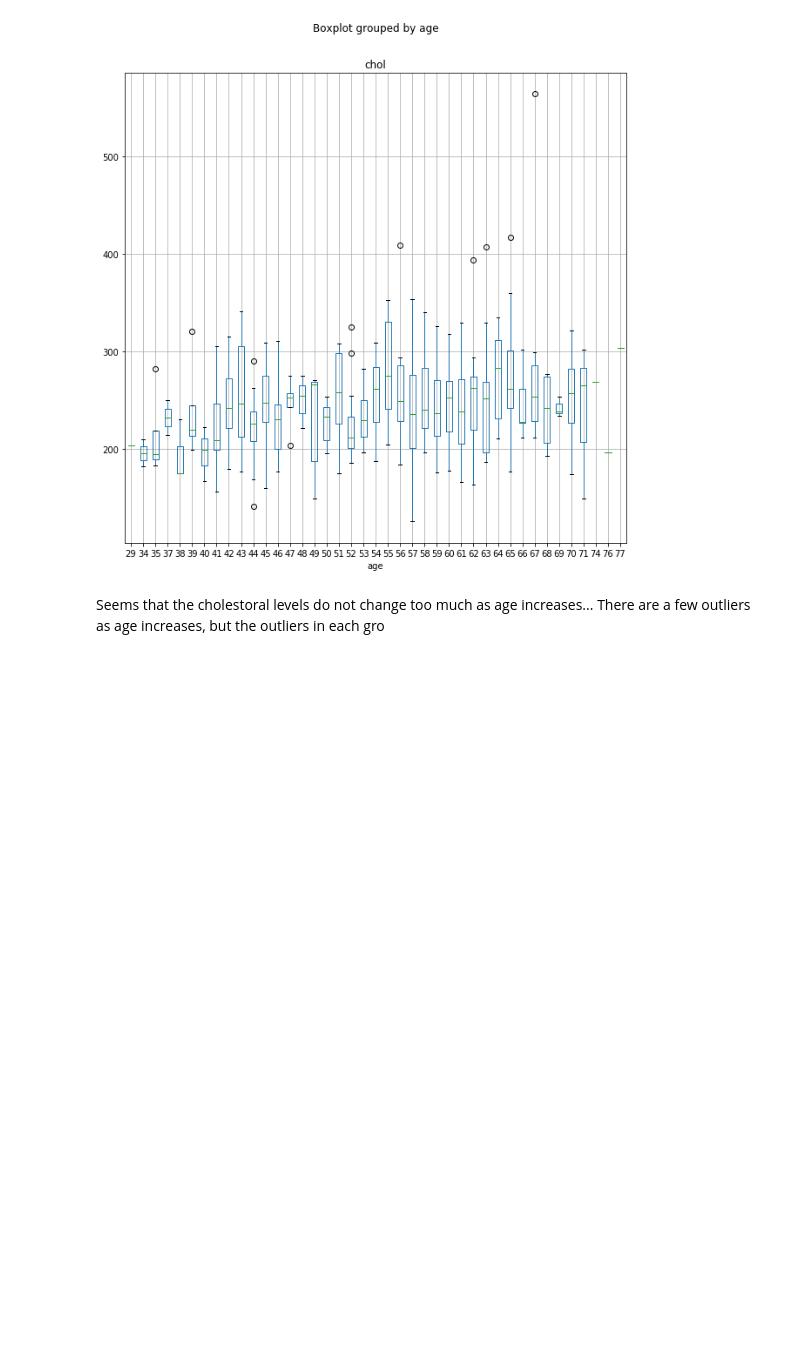
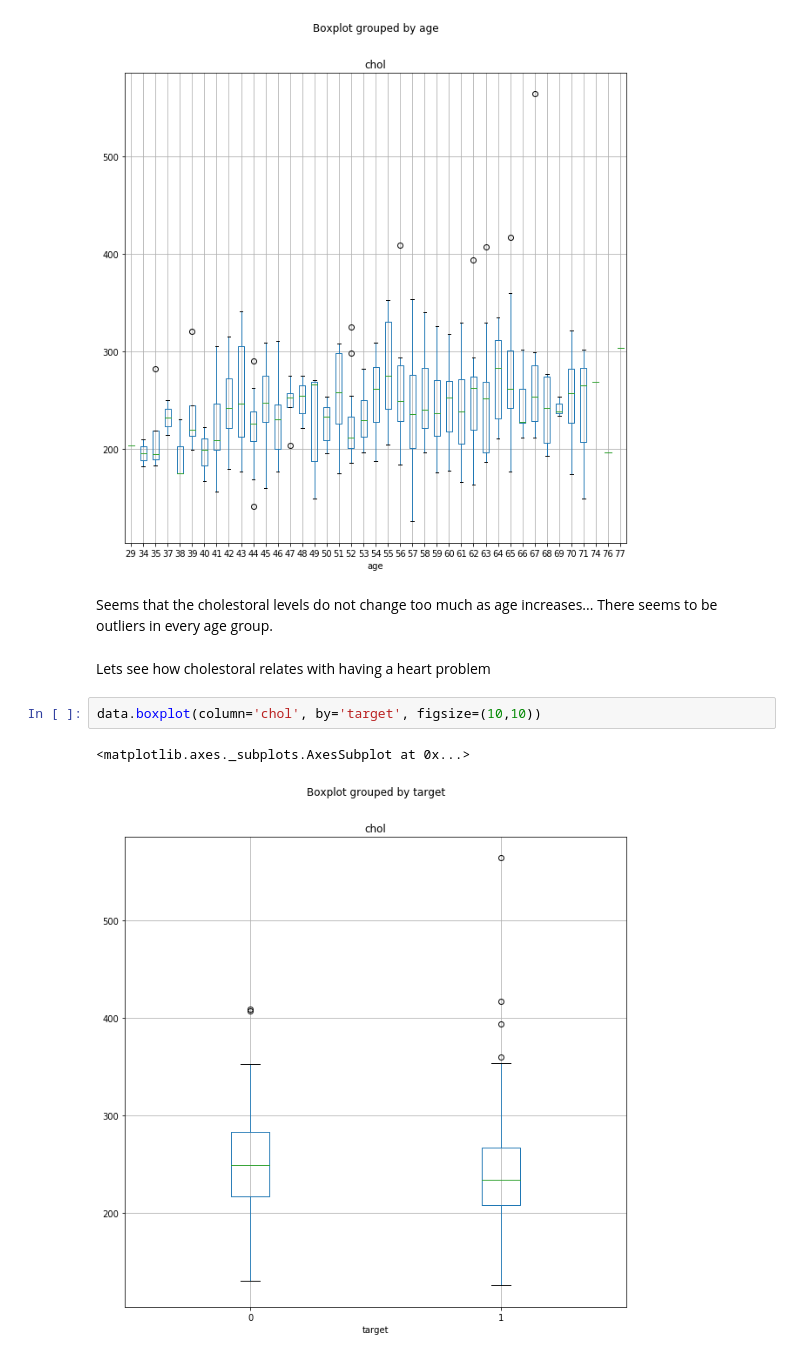
Before and after one commit to AmitRanganathan/Data-analysis-graphing, a Jupyter notebook: Heart Disease /Heart Disease Data - Kaggle.ipynb, the cells around one changed output. Cells and saved outputs as stored; diff of their text form; blank space fills up the shorter version.

Commit message:
Added more distribution analysis. Very interesting results with the relation of heart disease and cholestorol levels.

```diff
--- a/Heart Disease /Heart Disease Data - Kaggle.ipynb
+++ b/Heart Disease /Heart Disease Data - Kaggle.ipynb
@@ -127,4 +127,11 @@ data.boxplot(column='chol', by='age', figsize=(10,10))
 <matplotlib.axes._subplots.AxesSubplot at 0x...>
 [figure]
 # %% [markdown]
-Seems that the cholestoral levels do not change too much as age increases... There are a few outliers as age increases, but the outliers in each gro
+Seems that the cholestoral levels do not change too much as age increases... There seems to be outliers in every age group.
+# %% [markdown]
+Lets see how cholestoral relates with having a heart problem
+# %%
+data.boxplot(column='chol', by='target', figsize=(10,10))
+# %% [output]
+<matplotlib.axes._subplots.AxesSubplot at 0x...>
+[figure, added]
```
Also changed, not shown: parts of 1 cell of this notebook.
